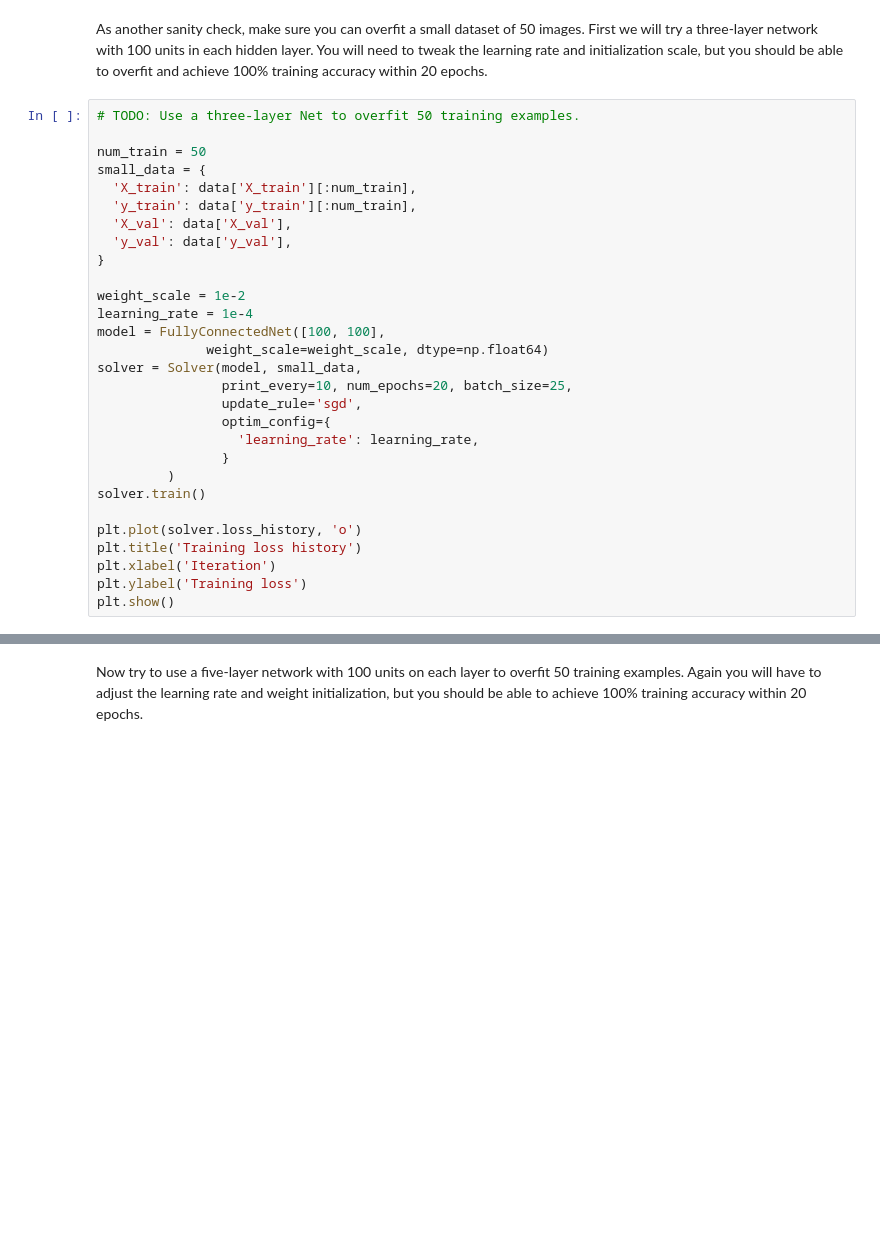
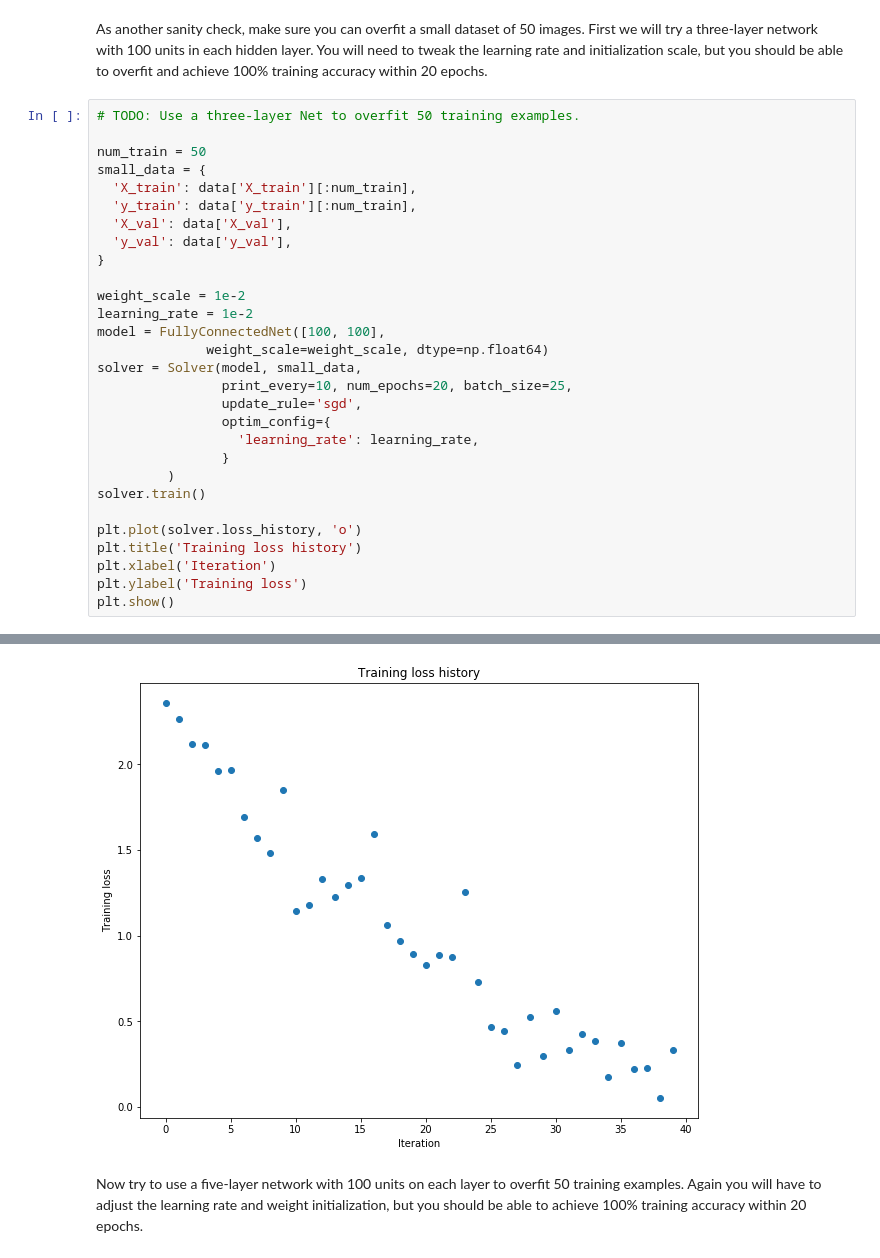
Before and after one commit to HuiChih-Wang/Stanford_CS231n, a Jupyter notebook: assignment2/FullyConnectedNets.ipynb, the cells around one changed output, grey strips where cells are left out. Saved outputs shown, nothing was run; the diff lists cells and outputs as text; blank space fills up the shorter version.

```diff
--- a/assignment2/FullyConnectedNets.ipynb
+++ b/assignment2/FullyConnectedNets.ipynb
@@ -430,7 +446,7 @@ small_data = {
 }
 
 weight_scale = 1e-2
-learning_rate = 1e-4
+learning_rate = 1e-2
 model = FullyConnectedNet([100, 100],
               weight_scale=weight_scale, dtype=np.float64)
 solver = Solver(model, small_data,
@@ -447,3 +463,4 @@ plt.title('Training loss history')
 plt.xlabel('Iteration')
 plt.ylabel('Training loss')
 plt.show()
+# %% [output]
@@ -450,3 +484,4 @@ plt.show()
+[figure, added]
 # %% [markdown]
 Now try to use a five-layer network with 100 units on each layer to overfit 50 training examples. Again you will have to adjust the learning rate and weight initialization, but you should be able to achieve 100% training accuracy within 20 epochs.
 # %%
```
Also changed, not shown: parts of 12 cells of this notebook, 3 other files.
